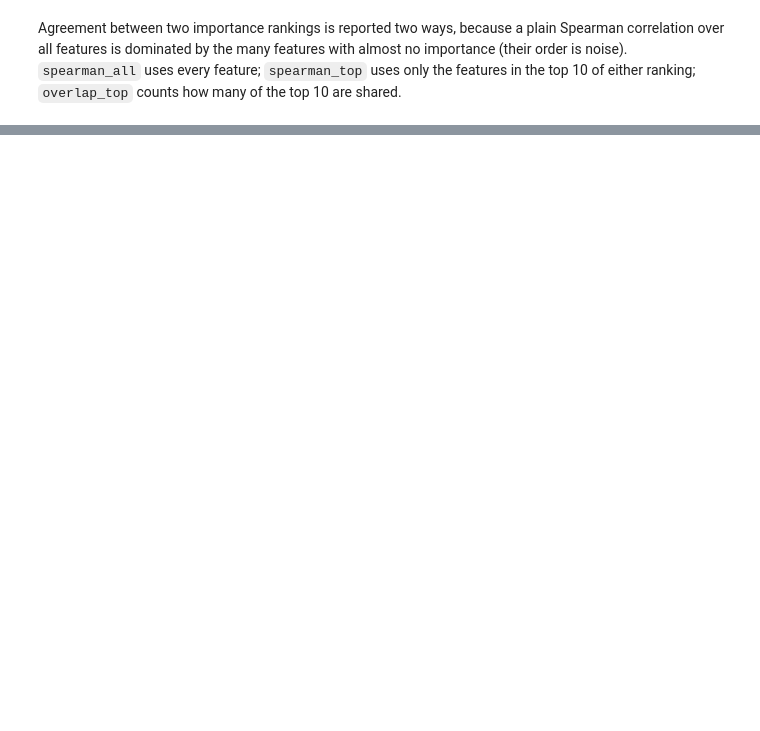
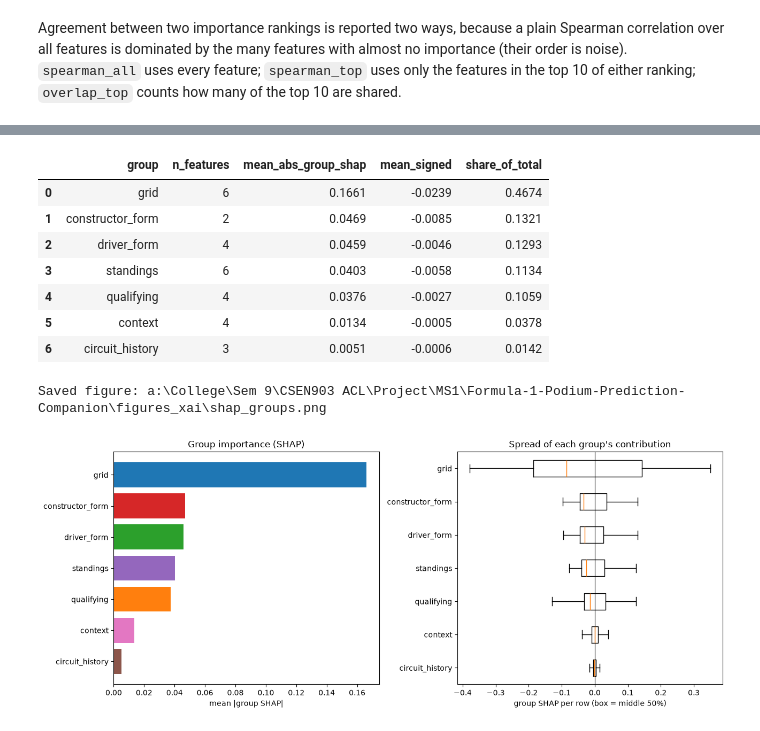
Before and after one commit to HanaAyman33/Formula-1-Podium-Prediction-Companion, a Jupyter notebook: xai_explainability.ipynb, the cells around one changed output, grey strips where cells are left out. Cells and saved outputs as stored; diff of their text form; code cells hidden in the pictures; blank space fills up the shorter version.

```diff
--- a/xai_explainability.ipynb
+++ b/xai_explainability.ipynb
@@ -1278,0 +860,34 @@ figures saved to /Users/hanaayman/Documents/GitHub/Formula-1-Podium-Prediction-C
+# %%
+# Sum SHAP values within each feature group and plot group importance and spread.
+# SHAP values are additive, so a group's contribution is the sum of its members'. This is immune to
+#    the credit-splitting between correlated features and uses the same groups as the ablation.
+gidx = {g: [FEATURES.index(f) for f in fs] for g, fs in FEATURE_GROUPS.items()}
+# a group's contribution to a row = the sum of its members' SHAP values
+G = pd.DataFrame({g: sv.values[:, ix].sum(1) for g, ix in gidx.items()})
+group_shap = pd.DataFrame({"group": list(G.columns), "n_features": [len(FEATURE_GROUPS[g]) for g in G.columns],
+                           "mean_abs_group_shap": G.abs().mean().values, "mean_signed": G.mean().values}).sort_values("mean_abs_group_shap", ascending=False).reset_index(drop=True)
+group_shap["share_of_total"] = group_shap["mean_abs_group_shap"] / group_shap["mean_abs_group_shap"].sum()
+display(group_shap.round(4))
+order = group_shap.sort_values("mean_abs_group_shap")["group"].tolist()
+fig, axes = plt.subplots(1, 2, figsize=(13, 0.5 * len(order) + 1.8))
+axes[0].barh(order, group_shap.set_index("group").loc[order, "mean_abs_group_shap"], color=[group_colors[g] for g in order])
+axes[0].set_xlabel("mean |group SHAP|"); axes[0].set_title("Group importance (SHAP)")
+_bp = [G[g] for g in order]
+# matplotlib renamed the boxplot orientation argument across versions: try newest to oldest
+for _kw in (dict(orientation="horizontal", tick_labels=order), dict(vert=False, tick_labels=order), dict(vert=False, labels=order)):   # newest to oldest matplotlib
+    try: axes[1].boxplot(_bp, showfliers=False, **_kw); break
+    except TypeError: continue
+axes[1].axvline(0, color="k", lw=0.8)
+axes[1].set_xlabel("group SHAP per row (box = middle 50%)"); axes[1].set_title("Spread of each group's contribution")
+fig.tight_layout(); save_fig(fig, "shap_groups.png")
+# %% [output]
+|  | group | n_features | mean_abs_group_shap | mean_signed | share_of_total |
+| 0 | grid | 6 | 0.1661 | -0.0239 | 0.4674 |
+| 1 | constructor_form | 2 | 0.0469 | -0.0085 | 0.1321 |
+| 2 | driver_form | 4 | 0.0459 | -0.0046 | 0.1293 |
+| 3 | standings | 6 | 0.0403 | -0.0058 | 0.1134 |
+| 4 | qualifying | 4 | 0.0376 | -0.0027 | 0.1059 |
+| 5 | context | 4 | 0.0134 | -0.0005 | 0.0378 |
+| 6 | circuit_history | 3 | 0.0051 | -0.0006 | 0.0142 |
+Saved figure: a:\College\Sem 9\CSEN903 ACL\Project\MS1\Formula-1-Podium-Prediction-Companion\figures_xai\shap_groups.png
+[figure, added]
```
Also changed, not shown: parts of 86 cells of this notebook.
